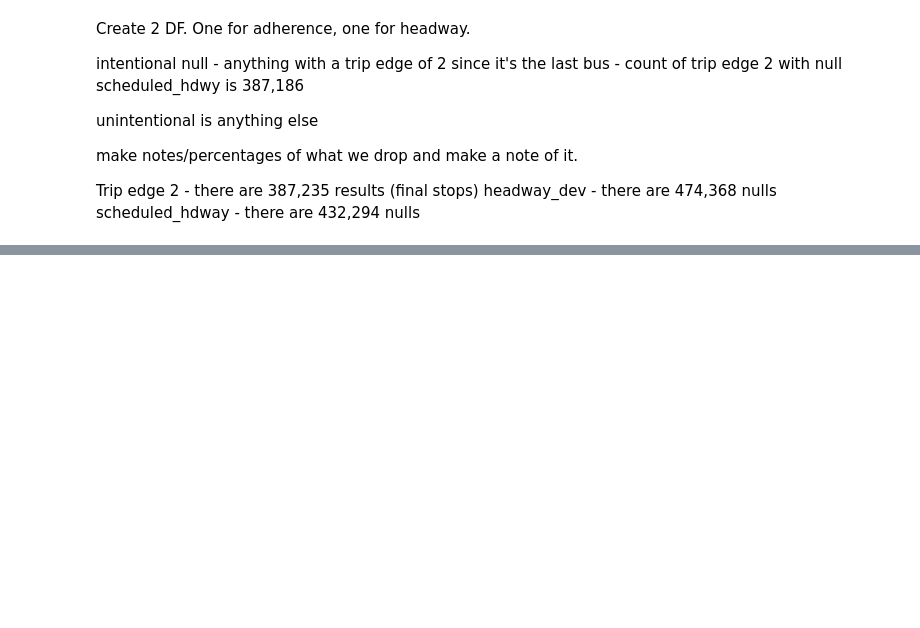
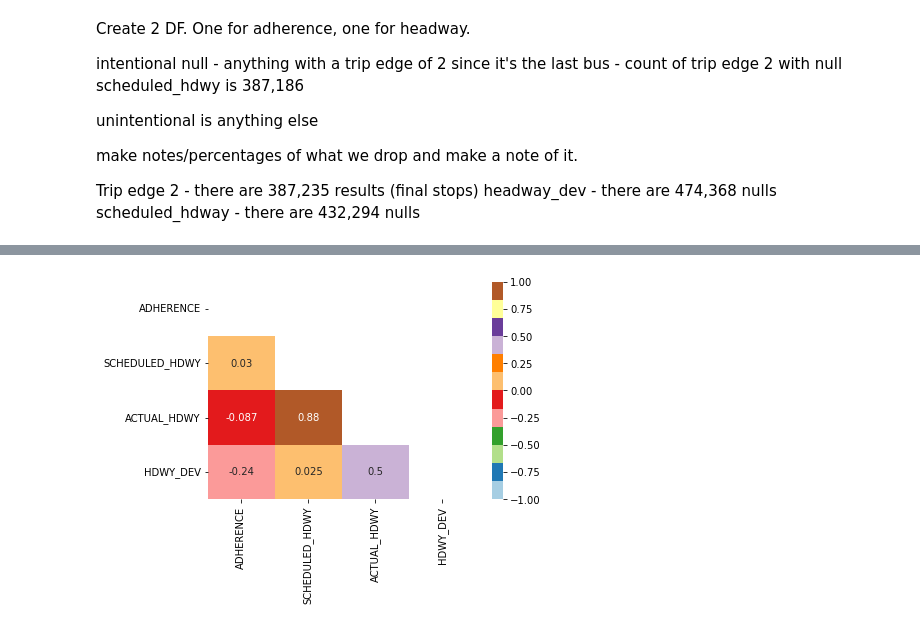
Before and after one commit to NSS-Data-Analytics-Cohort-7/wego-grumpy-concat, a Jupyter notebook: notebook/wego.ipynb, the cells around one changed output, grey strips where cells are left out. Drawn from its saved outputs; the diff is of its cells as text; code cells hidden in the pictures; blank space fills up the shorter version.

```diff
--- a/notebook/wego.ipynb
+++ b/notebook/wego.ipynb
@@ -493,0 +515,7 @@ latein['ADHERENCE'].corr(latein['HDWY_DEV'])
+# %%
+mask= np.triu(np.ones_like(corr2.corr()))
+sns.heatmap(corr2.corr(), mask=mask, vmin=-1, vmax=1, annot=True, cmap='Paired')
+
+plt.savefig("Plotting_correlation_HeatMap.jpg")
+# %% [output]
+[figure, added]
```
Also changed, not shown: parts of 41 cells of this notebook.
